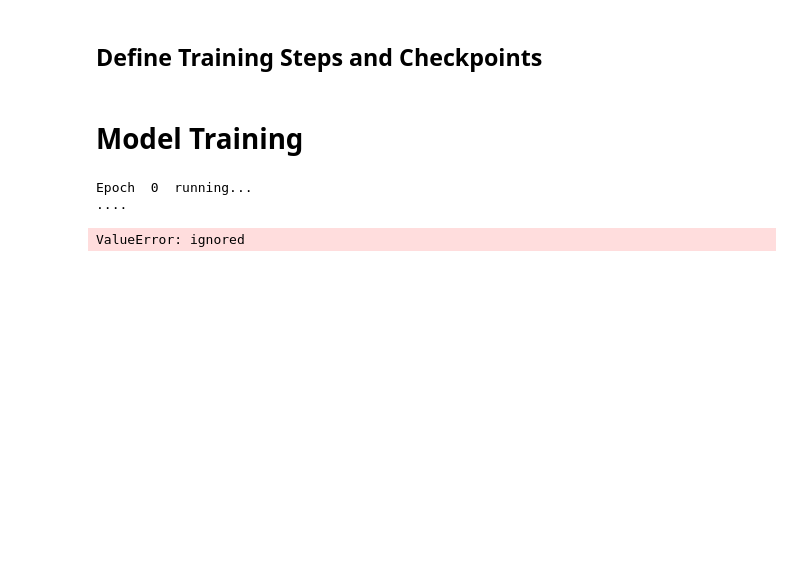
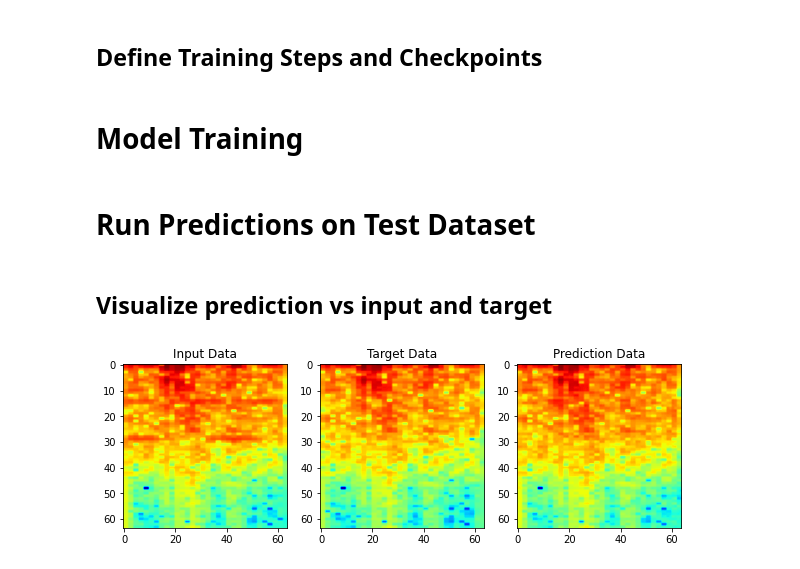
Before and after one commit to astroChance/RadNET, a Jupyter notebook: RadNET_64x64_FullWorkflow.ipynb, the cells around one changed output. Cells and saved outputs as stored; diff of their text form; code cells hidden in the pictures; blank space fills up the shorter version.

Commit message:
functioning through predictions

```diff
--- a/RadNET_64x64_FullWorkflow.ipynb
+++ b/RadNET_64x64_FullWorkflow.ipynb
@@ -453,14 +601,50 @@ def fit(train_3d, train_2d, epochs, chkpt_save):
 checkpoint.restore(tf.train.latest_checkpoint(checkpoint_dir))
 # %%
 # Define how many epochs to run model
-EPOCHS = 500
-chkpt_save = 100
+EPOCHS = 99
+chkpt_save = 50
 
 # Run the model
-fit(train_dataset3d, train_dataset2d, EPOCHS, chkpt_save)
+fit(train_dataset_input, train_dataset_target, EPOCHS, chkpt_save)
 
 print("Training Complete!")
-# %% [output]
-Epoch  0  running...
-....
-ValueError: ignored
+# %% [markdown]
+# Run Predictions on Test Dataset
+# %%
+
+output_data_folder = 'June_2021_Noise_v1'
+output_prediction_path = os.path.join("/content/drive/My Drive/RadNET/GAN data/Spec_Numpy_Arrays/Predictions",
+                                      output_data_folder)
+
+prediction_data_path = "/content/drive/My Drive/RadNET/GAN data/Spec_Numpy_Arrays/Testing/Testing_Noisy_100.npy"
+prediction_data = np.load(prediction_data_path)
+num_predictions = prediction_data.shape[0]
+
+prediction_inputs = minmax_input.transform(np.expand_dims(prediction_data.flatten(), axis=1))
+prediction_inputs = np.reshape(prediction_inputs, (prediction_data.shape[0], input_dimension[0], input_dimension[1]))
+prediction_inputs = np.expand_dims(prediction_inputs, axis=-1)
+
+prediction_outputs = generator.predict(prediction_inputs)
+prediction_outputs = minmax_target.inverse_transform(np.expand_dims(prediction_outputs.flatten(), axis=1))
+prediction_outputs = np.reshape(prediction_outputs, (num_predictions, input_dimension[0], input_dimension[1]))
+
+# np.save(output_prediction_path, prediction_outputs)
+# %% [markdown]
+## Visualize prediction vs input and target
+# %%
+target_path = "/content/drive/My Drive/RadNET/GAN data/Spec_Numpy_Arrays/Testing/Testing_2D_100.npy"
+target_data = np.load(target_path)
+
+plot_idx = 60
+colormap='jet'
+
+fig, ax = plt.subplots(nrows=1, ncols=3, figsize=(10,4))
+ax[0].imshow(prediction_data[plot_idx,:,:], cmap=colormap)
+ax[0].set_title("Input Data")
+ax[1].imshow(target_data[plot_idx,:,:], cmap=colormap)
+ax[1].set_title("Target Data")
+ax[2].imshow(prediction_outputs[plot_idx,:,:], cmap=colormap)
+ax[2].set_title("Prediction Data")
+plt.show()
+# %% [output]
+[figure, added]
```
Also changed, not shown: parts of 9 cells of this notebook.
